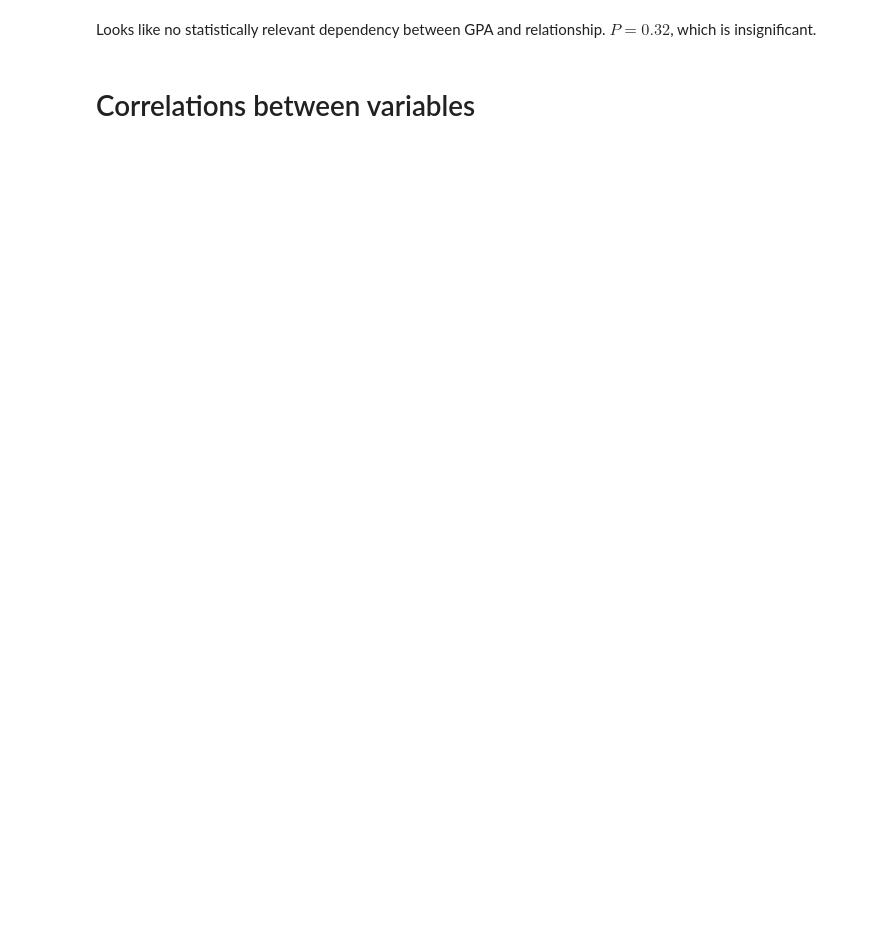
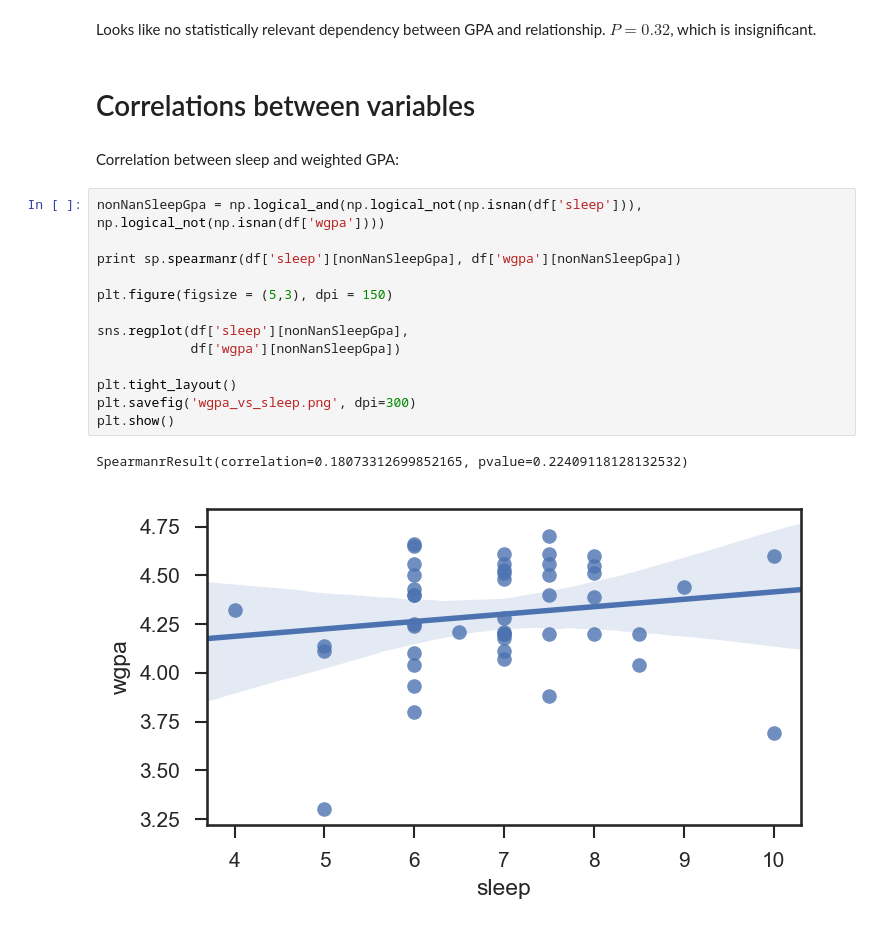
Before and after one commit to rmovva/generalsurvey, a Jupyter notebook: correlations_Ttests.ipynb, the cells around one changed output. Drawn from its saved outputs; the diff is of its cells as text; blank space fills up the shorter version.

```diff
--- a/correlations_Ttests.ipynb
+++ b/correlations_Ttests.ipynb
@@ -153,3 +157,21 @@ MannwhitneyuResult(statistic=151.5, pvalue=0.31175217756505302)
 Looks like no statistically relevant dependency between GPA and relationship. $P = 0.32$, which is insignificant.
 # %% [markdown]
 # Correlations between variables
+# %% [markdown]
+Correlation between sleep and weighted GPA:
+# %%
+nonNanSleepGpa = np.logical_and(np.logical_not(np.isnan(df['sleep'])), np.logical_not(np.isnan(df['wgpa'])))
+
+print sp.spearmanr(df['sleep'][nonNanSleepGpa], df['wgpa'][nonNanSleepGpa])
+
+plt.figure(figsize = (5,3), dpi = 150)
+
+sns.regplot(df['sleep'][nonNanSleepGpa],
+            df['wgpa'][nonNanSleepGpa])
+
+plt.tight_layout()
+plt.savefig('wgpa_vs_sleep.png', dpi=300)
+plt.show()
+# %% [output]
+SpearmanrResult(correlation=0.18073312699852165, pvalue=0.22409118128132532)
+[figure, added]
```
Also changed, not shown: parts of 6 cells of this notebook, 5 other files.
